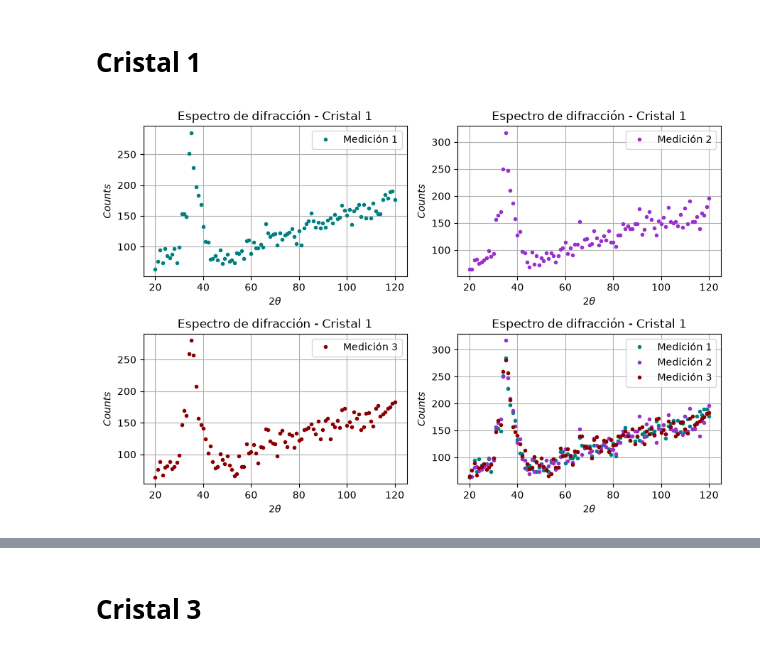
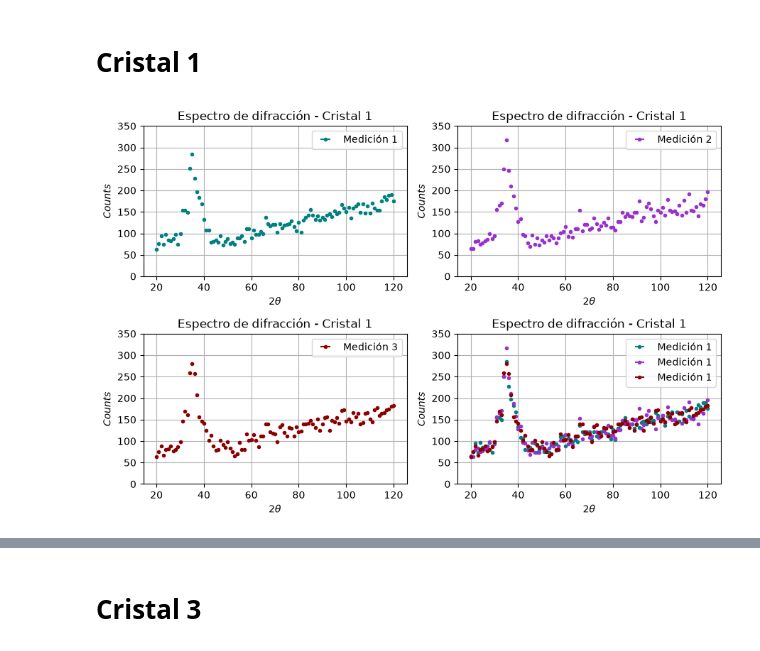
Before and after one commit to Alexi5omg/Labo-Contemporanea-I, a Jupyter notebook: P1-Difraccion_Bragg_RayosX/Analisis-P1.ipynb, the cells around one changed output, grey strips where cells are left out. Drawn from its saved outputs; the diff is of its cells as text; code cells hidden in the pictures.

```diff
--- a/P1-Difraccion_Bragg_RayosX/Analisis-P1.ipynb
+++ b/P1-Difraccion_Bragg_RayosX/Analisis-P1.ipynb
@@ -9,50 +11,61 @@ import csv
 with open('Cristal-1.csv', mode='r') as archivo:
     ArchivoAbierto = csv.reader(archivo) #Usamos la biblioteca csv
     next(ArchivoAbierto,None)            #Me salto el primer renglón
-    Angulo_c1, Medicion1_c1, Medicion2_c1, Medicion3_c1 = [], [], [], []
+    Angulo_c1, Inc_ang_c1, Medicion1_c1, Medicion2_c1, Medicion3_c1 = [], [], [], [], []
     for renglon in ArchivoAbierto:
         Angulo_c1.append(float(renglon[0]))
-        Medicion1_c1.append(float(renglon[1]))
-        Medicion2_c1.append(float(renglon[2]))
-        Medicion3_c1.append(float(renglon[3]))
+        Inc_ang_c1.append(float(renglon[1]))
+        Medicion1_c1.append(float(renglon[2]))
+        Medicion2_c1.append(float(renglon[3]))
+        Medicion3_c1.append(float(renglon[4]))
 # %%
 #Gráficas por medición
 
 plt.figure(figsize=(9,6))
 
 plt.subplot(221)
-plt.plot(Angulo_c1,Medicion1_c1,'.',c='teal',label='Medición 1')
+plt.errorbar(Angulo_c1, Medicion1_c1, xerr=Inc_ang_c1,fmt='.',c='teal',label=r'Medición 1')
+#plt.plot(Angulo_c1, Medicion1_c1, '.',c='teal',label='Medición 1')
 plt.title('Espectro de difracción - Cristal 1')
 plt.xlabel(r'$2\theta$'), plt.ylabel(r'$Counts$')
+plt.ylim(0,350)
 plt.legend()
 plt.grid()
 
 plt.subplot(222)
-plt.plot(Angulo_c1,Medicion2_c1,'.',c='darkorchid',label='Medición 2')
+plt.errorbar(Angulo_c1, Medicion2_c1, xerr=Inc_ang_c1,fmt='.',c='darkorchid',label=r'Medición 2')
+#plt.plot(Angulo_c1, Medicion2_c1, '.',c='darkorchid',label='Medición 2')
 plt.title('Espectro de difracción - Cristal 1')
 plt.xlabel(r'$2\theta$'), plt.ylabel(r'$Counts$')
+plt.ylim(0,350)
 plt.legend()
 plt.grid()
 
 plt.subplot(223)
-plt.plot(Angulo_c1,Medicion3_c1,'.',c='darkred',label='Medición 3')
+plt.errorbar(Angulo_c1, Medicion3_c1, xerr=Inc_ang_c1,fmt='.',c='darkred',label=r'Medición 3')
+#plt.plot(Angulo_c1,Medicion3_c1,'.',c='darkred',label='Medición 3')
 plt.title('Espectro de difracción - Cristal 1')
 plt.xlabel(r'$2\theta$'), plt.ylabel(r'$Counts$')
+plt.ylim(0,350)
 plt.legend()
 plt.grid()
 
 plt.subplot(224)
-plt.plot(Angulo_c1,Medicion1_c1,'.',c='teal',label='Medición 1')
-plt.plot(Angulo_c1,Medicion2_c1,'.',c='darkorchid',label='Medición 2')
-plt.plot(Angulo_c1,Medicion3_c1,'.',c='darkred',label='Medición 3')
+plt.errorbar(Angulo_c1, Medicion1_c1, xerr=Inc_ang_c1,fmt='.',c='teal',label=r'Medición 1')
+#plt.plot(Angulo_c1, Medicion1_c1, '.',c='teal',label='Medición 1')
+plt.errorbar(Angulo_c1, Medicion2_c1, xerr=Inc_ang_c1,fmt='.',c='darkorchid',label=r'Medición 1')
+#plt.plot(Angulo_c1, Medicion2_c1, '.',c='darkorchid',label='Medición 2')
+plt.errorbar(Angulo_c1, Medicion3_c1, xerr=Inc_ang_c1,fmt='.',c='darkred',label=r'Medición 1')
+#plt.plot(Angulo_c1, Medicion3_c1, '.',c='darkred',label='Medición 3')
 plt.title('Espectro de difracción - Cristal 1')
 plt.xlabel(r'$2\theta$'), plt.ylabel(r'$Counts$')
+plt.ylim(0,350)
 plt.legend()
 plt.grid()
 
 plt.tight_layout() # con esta instrucción se autoajustan los espacios entre las gráficas mismas y también con los bordes de la imagen _c1
 # %% [output]
-[figure, old version]
+[figure, new version]
 # %%
 #Promedio de los datos
 
```
Also changed, not shown: parts of 30 cells of this notebook, 4 other files.
